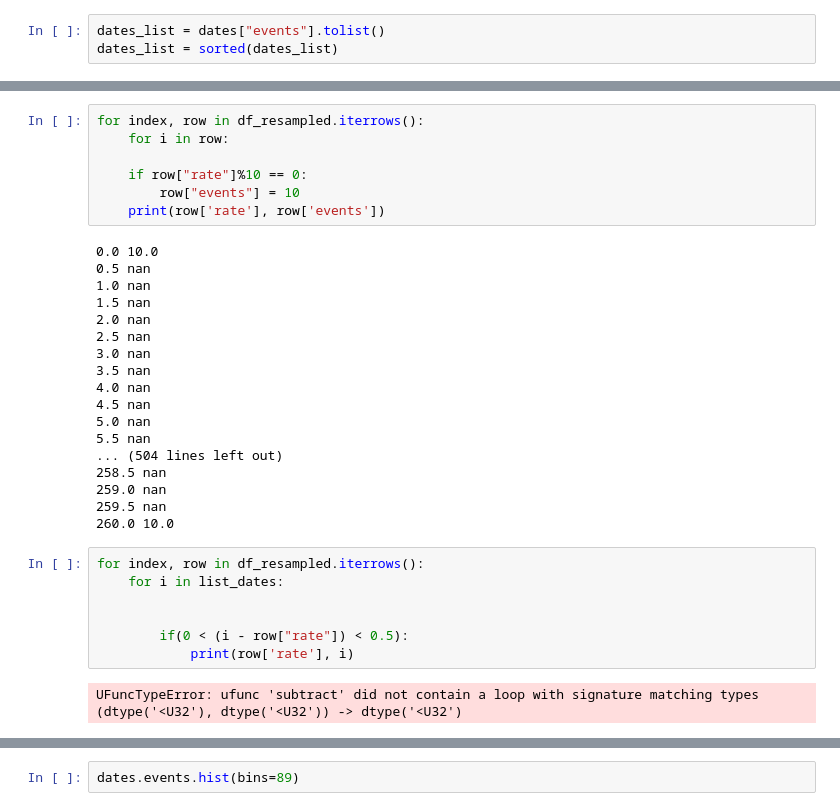
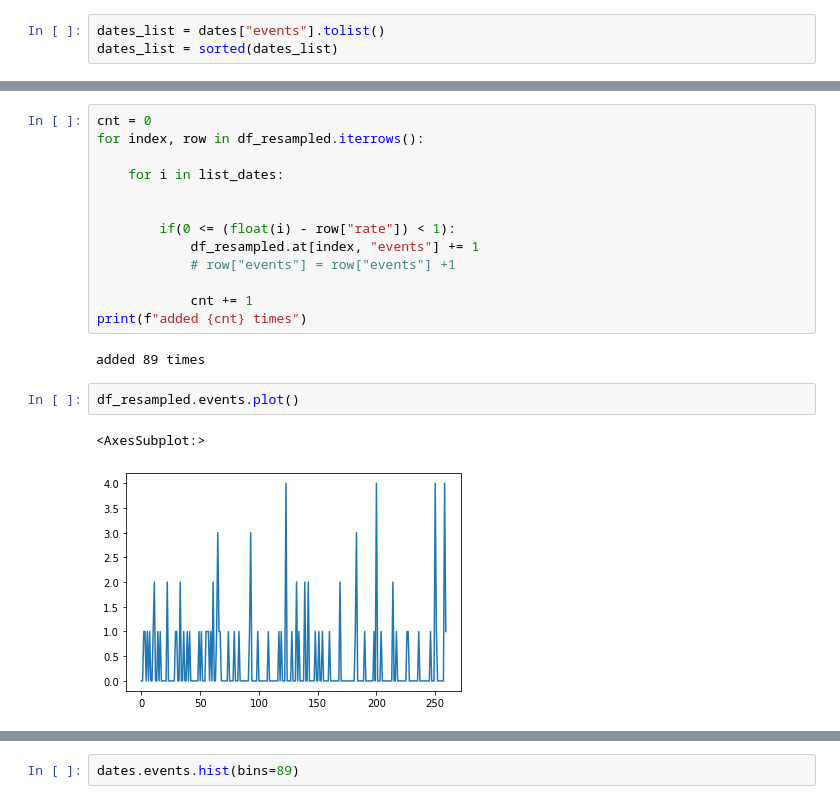
Before and after one commit to ieferreira/geological-menagerie, a Jupyter notebook: PulsesEarth/pulsesEarth.ipynb, the cells around one changed output, grey strips where cells are left out. Drawn from its saved outputs; the diff is of its cells as text.

```diff
--- a/PulsesEarth/pulsesEarth.ipynb
+++ b/PulsesEarth/pulsesEarth.ipynb
@@ -193,34 +167,20 @@ df_resampled.rename(columns={"index": "rate"}, inplace=True)
 # %%
+cnt = 0
 for index, row in df_resampled.iterrows():
-    for i in row:
 
-    if row["rate"]%10 == 0:
-        row["events"] = 10
-    print(row['rate'], row['events'])
+    for i in list_dates:
+
+
+        if(0 <= (float(i) - row["rate"]) < 1):
+            df_resampled.at[index, "events"] += 1
+            # row["events"] = row["events"] +1
+
+            cnt += 1
+print(f"added {cnt} times")
 # %% [output]
-0.0 10.0
-0.5 nan
-1.0 nan
-1.5 nan
-2.0 nan
-2.5 nan
-3.0 nan
-3.5 nan
-4.0 nan
-4.5 nan
-5.0 nan
-5.5 nan
-... (504 lines left out)
-258.5 nan
-259.0 nan
-259.5 nan
-260.0 10.0
+added 89 times
-# %%
-for index, row in df_resampled.iterrows():
-    for i in list_dates:
-
-
-        if(0 < (i - row["rate"]) < 0.5):
-            print(row['rate'], i)
-# %% [output]
-UFuncTypeError: ufunc 'subtract' did not contain a loop with signature matching types (dtype('<U32'), dtype('<U32')) -> dtype('<U32')
+# %%
+df_resampled.events.plot()
+# %% [output]
+<AxesSubplot:>
+[figure, added]
```
Also changed, not shown: parts of 11 cells of this notebook, 1 other file.
